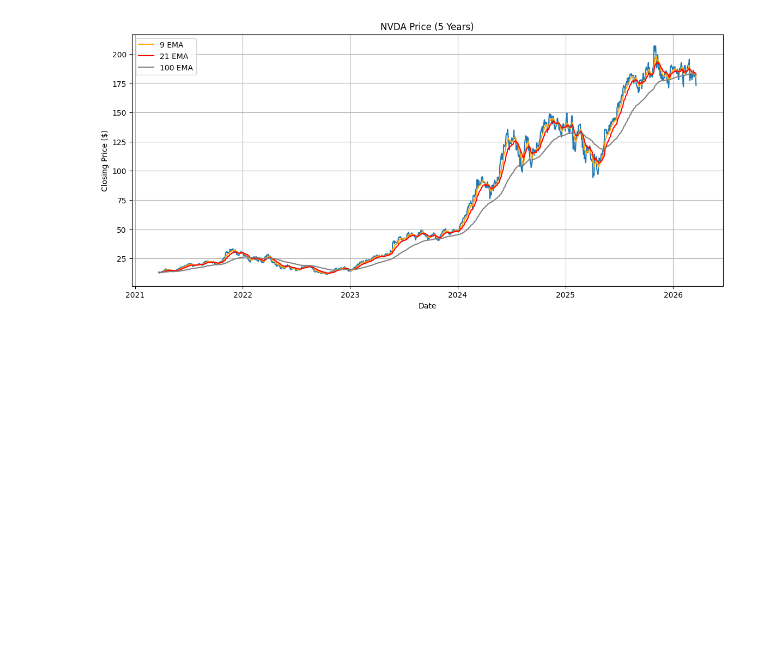
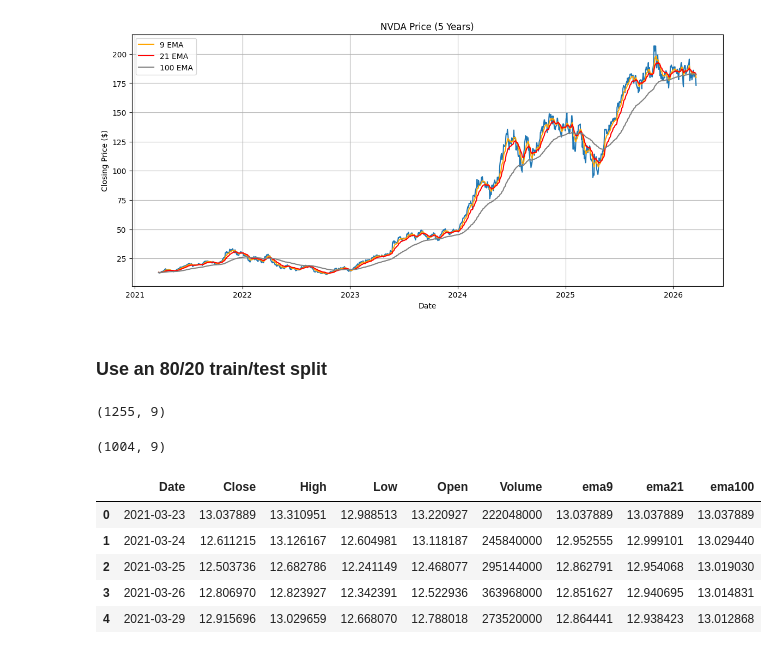
Before and after one commit to garyjli/price-predictor, a Jupyter notebook: LSTM.ipynb, the cells around one changed output. Drawn from its saved outputs; the diff is of its cells as text; code cells hidden in the pictures; blank space fills up the shorter version.

Commit message:
split dataset

```diff
--- a/LSTM.ipynb
+++ b/LSTM.ipynb
@@ -69,3 +73,24 @@ plt.legend()
 # %% [output]
 <matplotlib.legend.Legend at 0x...>
 [figure]
+# %% [markdown]
+### Use an 80/20 train/test split
+# %%
+df.shape
+# %% [output]
+(1255, 9)
+# %%
+split = int(len(df) * 0.8)
+train = df[:split]
+test = df[split:]
+# %%
+print(train.shape)
+train.head()
+# %% [output]
+(1004, 9)
+|  | Date | Close | High | Low | Open | Volume | ema9 | ema21 | ema100 |
+| 0 | 2021-03-23 | 13.037889 | 13.310951 | 12.988513 | 13.220927 | 222048000 | 13.037889 | 13.037889 | 13.037889 |
+| 1 | 2021-03-24 | 12.611215 | 13.126167 | 12.604981 | 13.118187 | 245840000 | 12.952555 | 12.999101 | 13.029440 |
+| 2 | 2021-03-25 | 12.503736 | 12.682786 | 12.241149 | 12.468077 | 295144000 | 12.862791 | 12.954068 | 13.019030 |
+| 3 | 2021-03-26 | 12.806970 | 12.823927 | 12.342391 | 12.522936 | 363968000 | 12.851627 | 12.940695 | 13.014831 |
+| 4 | 2021-03-29 | 12.915696 | 13.029659 | 12.668070 | 12.788018 | 273520000 | 12.864441 | 12.938423 | 13.012868 |
```
Also changed, not shown: parts of 3 cells of this notebook.
